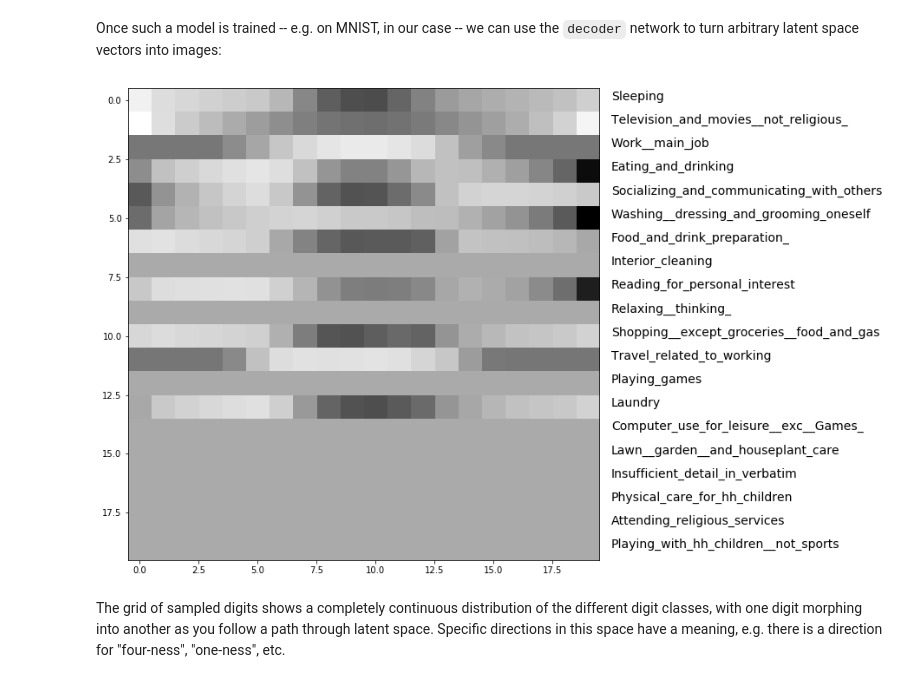
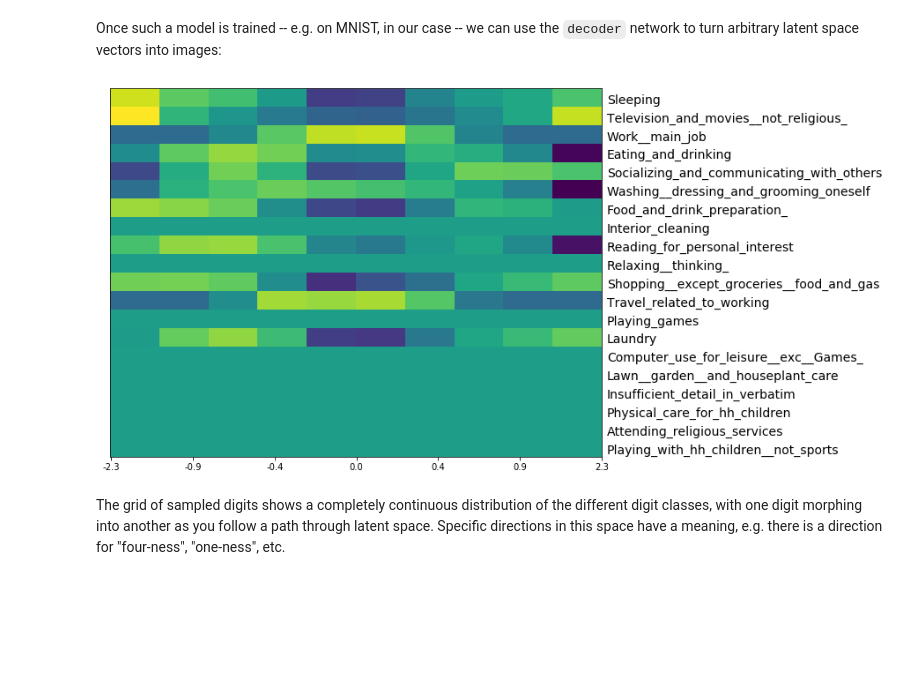
Before and after one commit to yaniv256/VAEs-in-Economics, a Jupyter notebook: Notebooks/Time_use_shares_with_vaes.ipynb, the cells around one changed output. Saved outputs shown, nothing was run; the diff lists cells and outputs as text; code cells hidden in the pictures; blank space fills up the shorter version.

```diff
--- a/Notebooks/Time_use_shares_with_vaes.ipynb
+++ b/Notebooks/Time_use_shares_with_vaes.ipynb
@@ -222,36 +222,44 @@ images:
 # %%
 import matplotlib.pyplot as plt
 from scipy.stats import norm
 from sklearn.preprocessing import StandardScaler
 
 # Display a 2D manifold of the digits
-n_type = 20  # type span
-each_width = 1
+n_type = 10  # type span
+each_hight = 15
+each_width = np.int(np.ceil(400/n_type))
 n_activity =  20
-figure = np.zeros((each_width*n_activity,n_type))
+figure = np.zeros((each_hight*n_activity,n_type*each_width))
 # Linearly spaced coordinates on the unit square were transformed
 # through the inverse CDF (ppf) of the Gaussian
 # to produce values of the latent variables z,
 # since the prior of the latent space is Gaussian
-grid_x = norm.ppf(np.linspace(0.01, 0.99, n_type))
+lowest, highest = (0.01, 0.99)
+grid_x = norm.ppf(np.linspace(lowest, highest, n_type))
 scaler = StandardScaler()
 
 for i, xi in enumerate(grid_x):
     z_sample = np.array([[xi]])
     x_decoded = decoder.predict(z_sample)
-    figure[0:n_activity*each_width,i : (i + 1)] = np.repeat(x_decoded[0,0:n_activity],each_width).reshape(n_activity*each_width,1)
+    figure[0:n_activity*each_hight,i*each_width : (i + 1)*each_width] = np.repeat(x_decoded[0,0:n_activity],each_hight).reshape(n_activity*each_hight,1)
 
 figure=np.transpose(figure)
 figure=scaler.fit_transform(figure)
 figure=np.transpose(figure)
+
 plt.figure(figsize=(10, 10))
-plt.imshow(figure, cmap='Greys_r')
+plt.imshow(figure, cmap='viridis')
 
 for i in range(n_activity):
-  plt.text(n_type,i, ts.columns[i], fontsize=14)
+  plt.text(1.01*n_type*each_width,0.8*each_hight+i*each_hight, ts.columns[i], fontsize=14)
+
+n_xlabels=7
+plt.xticks( np.linspace(0,len(grid_x)*each_width,n_xlabels),
+           np.round(norm.ppf(np.linspace(lowest, highest, n_xlabels)),decimals=1) )
+plt.yticks([])
 plt.show()
 # %% [output]
-[figure, old version]
+[figure, new version]
 # %% [markdown]
 The grid of sampled digits shows a completely continuous distribution of the different digit classes, with one digit morphing into another
 as you follow a path through latent space. Specific directions in this space have a meaning, e.g. there is a direction for "four-ness",
```
